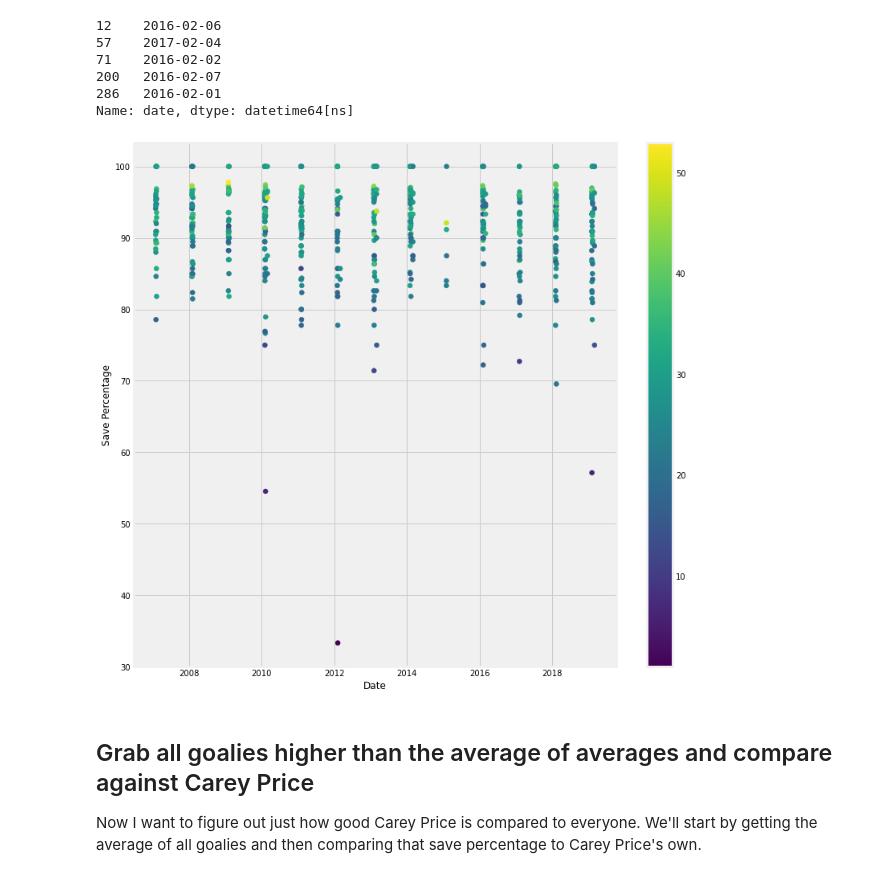
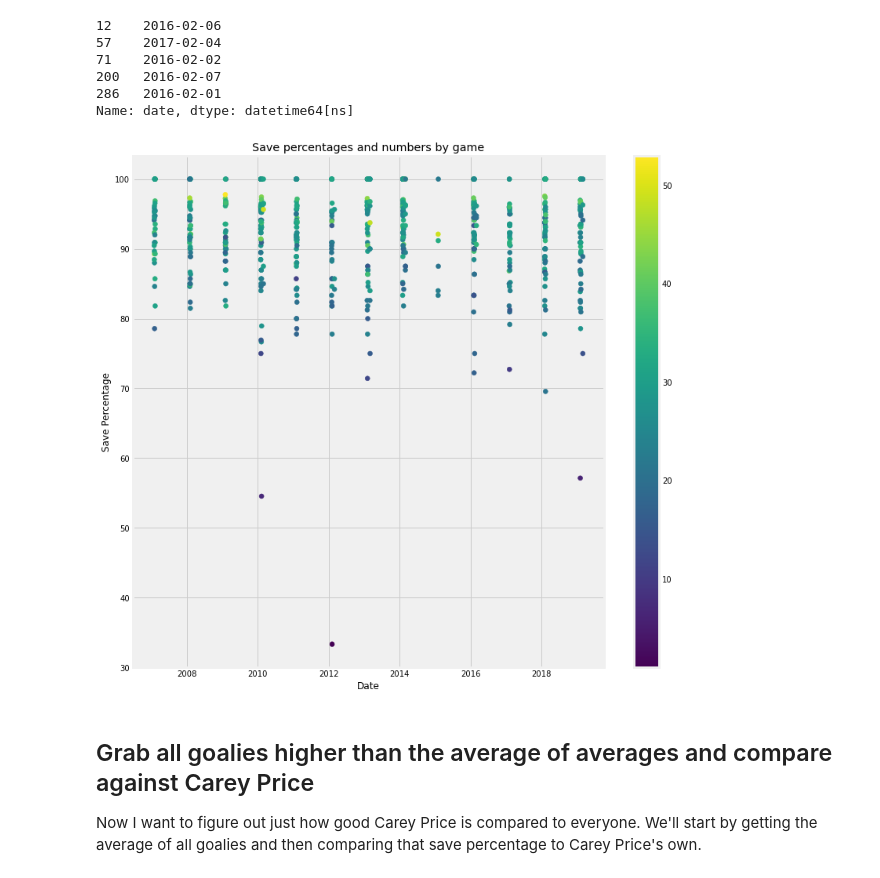
Before and after one commit to phillipsz11/DataScientistNano_HockeyProject, a Jupyter notebook: HockeyStatistics_V2.ipynb, the cells around one changed output. Saved outputs shown, nothing was run; the diff lists cells and outputs as text; code cells hidden in the pictures.

```diff
--- a/HockeyStatistics_V2.ipynb
+++ b/HockeyStatistics_V2.ipynb
@@ -197,14 +197,15 @@ Name: date, dtype: datetime64[ns]
 # %%
 # Plot the dates and amounts of saves over Carey's career
 fig = plt.figure(figsize=[12, 12])
 colors = df_goalies[df_goalies.player_id == 8471679]['saves']
 plt.scatter(price_dates, price_saves, c=colors, cmap='viridis')
 plt.ylabel('Save Percentage')
 plt.xlabel('Date')
+plt.title("Save percentages and numbers by game")
 plt.colorbar()
 plt.show()
 # %% [output]
-[figure, old version]
+[figure, new version]
 # %% [markdown]
 ## Grab all goalies higher than the average of averages and compare against Carey Price
 Now I want to figure out just how good Carey Price is compared to everyone. We'll start by getting the average of all goalies and then comparing that save percentage to Carey Price's own.
```
